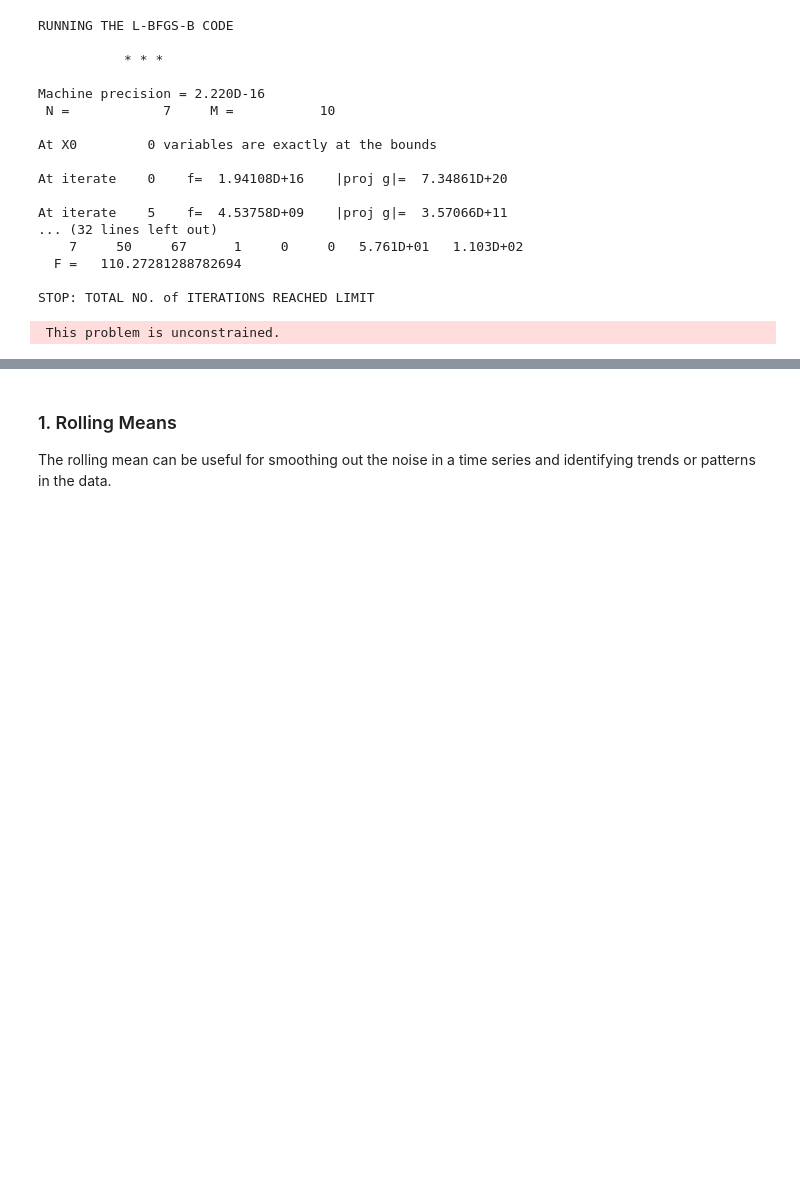
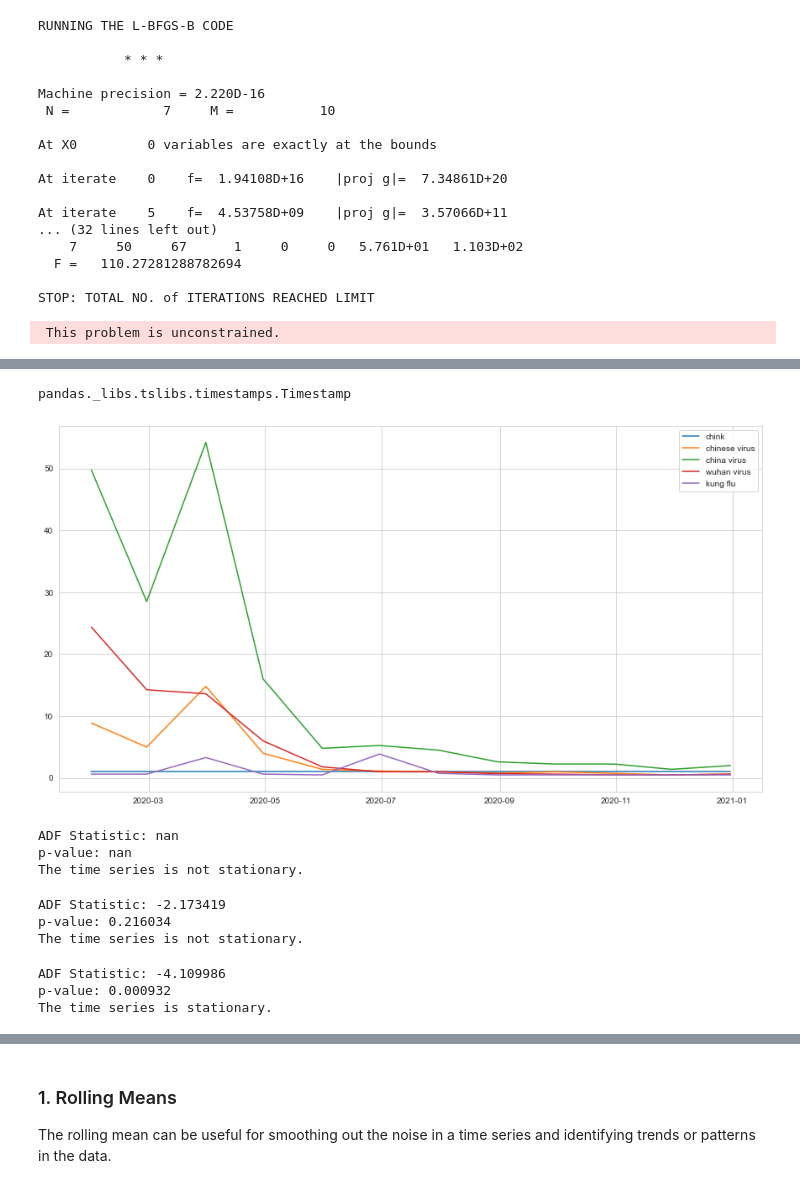
Before and after one commit to macs30200-s23/replication-materials-yuzhouw313, a Jupyter notebook: twitter_analysis.ipynb, the cells around one changed output, grey strips where cells are left out. Cells and saved outputs as stored; diff of their text form; code cells hidden in the pictures; blank space fills up the shorter version.

Commit message:
Granger on twitter, crime, google

```diff
--- a/twitter_analysis.ipynb
+++ b/twitter_analysis.ipynb
@@ -842,0 +869,4 @@ STOP: TOTAL NO. of ITERATIONS REACHED LIMIT
+# %%
+google_df = google_df.rename(columns={'chink: (United States)': 'chink', 'chinese virus: (United States)': 'chinese virus',
+               'china virus: (United States)': 'china virus', 'wuhan virus: (United States)': 'wuhan virus',
+               'kung flu: (United States)': 'kung flu'})
@@ -842,0 +901,3 @@ STOP: TOTAL NO. of ITERATIONS REACHED LIMIT
+# %%
+google_df = google_df.replace('<1', '0.5')
+google_df.head()
@@ -842,0 +912,7 @@ STOP: TOTAL NO. of ITERATIONS REACHED LIMIT
+# %%
+google_df['chinese virus'] = google_df['chinese virus'].astype(float)
+google_df['china virus'] = google_df['china virus'].astype(float)
+google_df['wuhan virus'] = google_df['wuhan virus'].astype(float)
+google_df['kung flu'] = google_df['kung flu'].astype(float)
+
+google_df.head()
@@ -842,0 +927,3 @@ STOP: TOTAL NO. of ITERATIONS REACHED LIMIT
+# %%
+monthly_df = google_df.resample('M').mean()
+monthly_df
@@ -842,0 +945,54 @@ STOP: TOTAL NO. of ITERATIONS REACHED LIMIT
+# %%
+type(monthly_df.index[2])
+# %% [output]
+pandas._libs.tslibs.timestamps.Timestamp
+# %%
+fig, ax = plt.subplots(figsize=(15, 8))
+ax.plot(monthly_df.index, monthly_df['chink'], label='chink')
+ax.plot(monthly_df.index, monthly_df['chinese virus'], label='chinese virus')
+ax.plot(monthly_df.index, monthly_df['china virus'], label='china virus')
+ax.plot(monthly_df.index, monthly_df['wuhan virus'], label='wuhan virus')
+ax.plot(monthly_df.index, monthly_df['kung flu'], label='kung flu')
+ax.legend()
+plt.show()
+# %% [output]
+[figure, added]
+# %%
+result1 = adfuller(monthly_df['chink'])
+
+print('ADF Statistic: %f' % result1[0])
+print('p-value: %f' % result1[1])
+if result1[1] < 0.05:
+    print('The time series is stationary.')
+else:
+    print('The time series is not stationary.')
+# %% [output]
+ADF Statistic: nan
+p-value: nan
+The time series is not stationary.
+# %%
+result2 = adfuller(monthly_df['chinese virus'])
+
+print('ADF Statistic: %f' % result2[0])
+print('p-value: %f' % result2[1])
+if result2[1] < 0.05:
+    print('The time series is stationary.')
+else:
+    print('The time series is not stationary.')
+# %% [output]
+ADF Statistic: -2.173419
+p-value: 0.216034
+The time series is not stationary.
+# %%
+result3 = adfuller(monthly_df['china virus'])
+
+print('ADF Statistic: %f' % result3[0])
+print('p-value: %f' % result3[1])
+if result3[1] < 0.05:
+    print('The time series is stationary.')
+else:
+    print('The time series is not stationary.')
+# %% [output]
+ADF Statistic: -4.109986
+p-value: 0.000932
+The time series is stationary.
```
Also changed, not shown: parts of 27 cells of this notebook, 3 other files.
